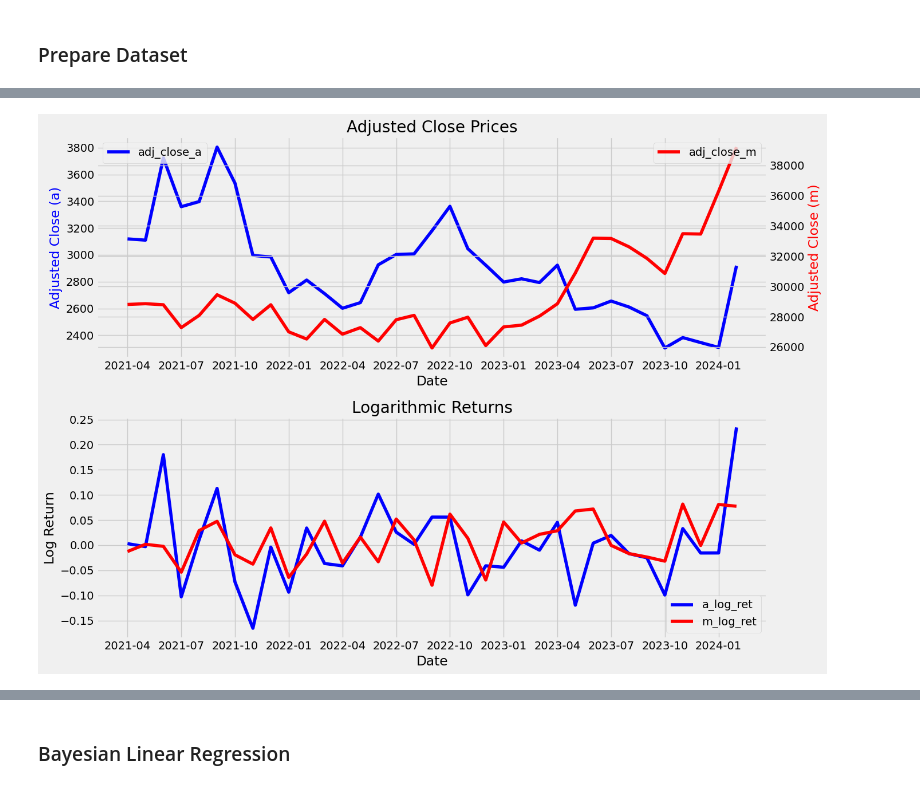
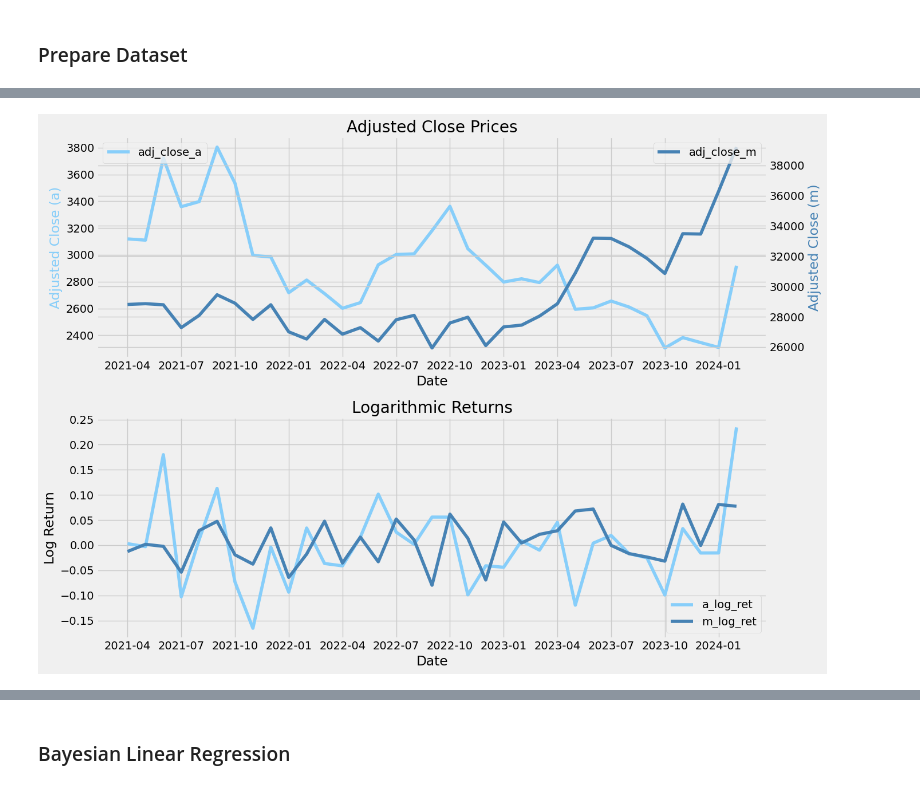
Before and after one commit to wakamatsuikuma/Learning, a Jupyter notebook: montecalro_DCF/notebook/monte_carlo_simulation_with_bayes.ipynb, the cells around one changed output, grey strips where cells are left out. Saved outputs shown, nothing was run; the diff lists cells and outputs as text; code cells hidden in the pictures.

```diff
--- a/montecalro_DCF/notebook/monte_carlo_simulation_with_bayes.ipynb
+++ b/montecalro_DCF/notebook/monte_carlo_simulation_with_bayes.ipynb
@@ -175,4 +175,5 @@ display(M_adjClose_merge_df.head())
 # %%
+# Vis Trend Plot
 # Reset the index
 merge_df_reset = M_adjClose_merge_df.reset_index()
 merge_df_reset["YearMonth"] = merge_df_reset["Date"].dt.strftime('%Y-%m')
@@ -184,38 +185,38 @@ plt.subplot(2, 1, 1)
 ax1 = plt.gca()  # primary axis
 ax2 = ax1.twinx()  # Secondary axis
 
-ax1.plot(merge_df_reset["YearMonth"], merge_df_reset['adj_close_a'], label='adj_close_a', color='blue')
-ax2.plot(merge_df_reset['YearMonth'], merge_df_reset['adj_close_m'], label='adj_close_m', color='red')
+ax1.plot(merge_df_reset["YearMonth"], merge_df_reset['adj_close_a'], label='adj_close_a', color='lightskyblue')
+ax2.plot(merge_df_reset['YearMonth'], merge_df_reset['adj_close_m'], label='adj_close_m', color='steelblue')
 
 ax1.set_title('Adjusted Close Prices')
 ax1.set_xlabel('Date')
-ax1.set_ylabel('Adjusted Close (a)', color='blue')
-ax2.set_ylabel('Adjusted Close (m)', color='red')
+ax1.set_ylabel('Adjusted Close (a)', color='lightskyblue')
+ax2.set_ylabel('Adjusted Close (m)', color='steelblue')
 
 ax1.legend(loc='upper left')
 ax2.legend(loc='upper right')
 
 ax1.grid(True)
 
 # Custom tick placement - 3 months apart
 tick_indices = np.arange(0, len(merge_df_reset), 3)  # Get indices for every 3 months
 ax1.set_xticks(tick_indices)
 ax1.set_xticklabels(merge_df_reset['YearMonth'].iloc[tick_indices])
 
 # second plot
 plt.subplot(2, 1, 2)
-plt.plot(merge_df_reset['YearMonth'], merge_df_reset['a_log_ret'], label='a_log_ret', color='blue')
-plt.plot(merge_df_reset['YearMonth'], merge_df_reset['m_log_ret'], label='m_log_ret', color='red')
+plt.plot(merge_df_reset['YearMonth'], merge_df_reset['a_log_ret'], label='a_log_ret', color='lightskyblue')
+plt.plot(merge_df_reset['YearMonth'], merge_df_reset['m_log_ret'], label='m_log_ret', color='steelblue')
 plt.title('Logarithmic Returns')
 plt.xlabel('Date')
 plt.ylabel('Log Return')
 plt.legend()
 plt.grid(True)
 
 # Custom tick placement - 3 months apart
 plt.xticks(tick_indices, merge_df_reset['YearMonth'].iloc[tick_indices])
 
 plt.tight_layout()
 plt.show()
 # %% [output]
-[figure, old version]
+[figure, new version]
```
Also changed, not shown: parts of 25 cells of this notebook.
